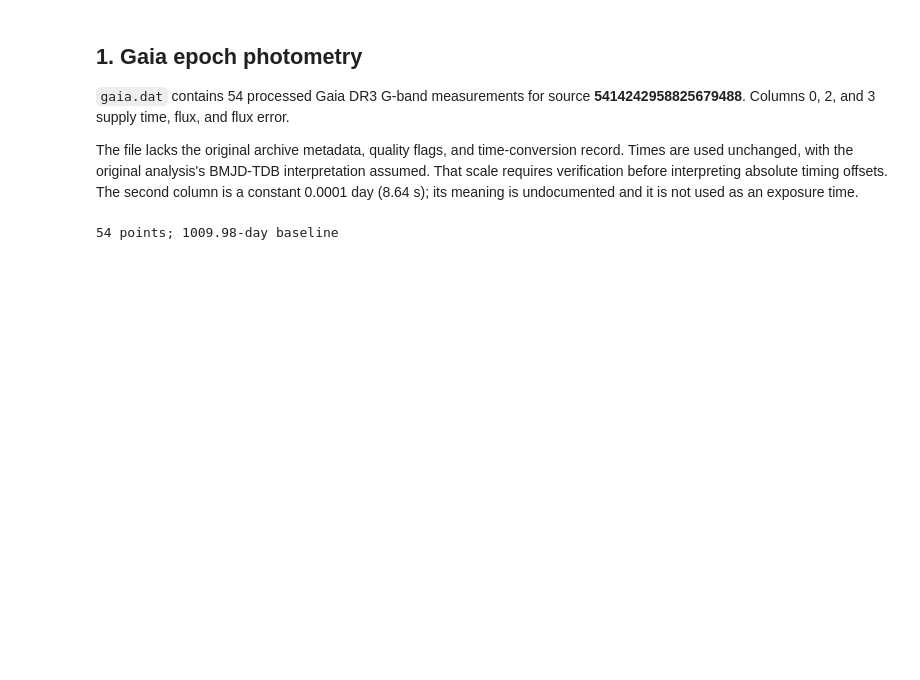
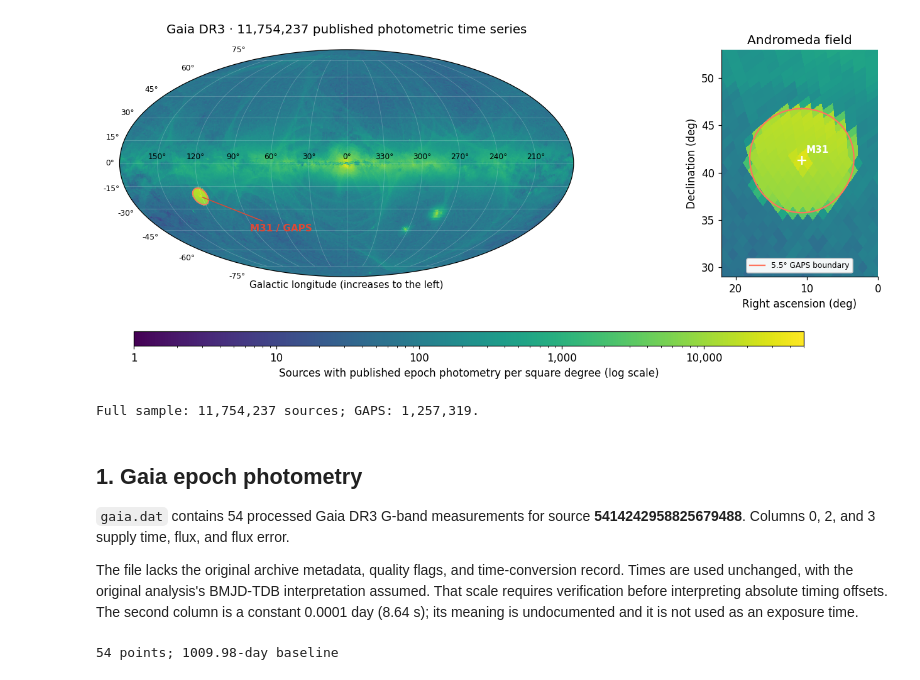
Before and after one commit to emmachickles/j1013-gaia-epoch-photometry, a Jupyter notebook: j1013_gaia_figures.ipynb, the cells around one changed output. Saved outputs shown, nothing was run; the diff lists cells and outputs as text; code cells hidden in the pictures; blank space fills up the shorter version.

Commit message:
Map DR3 epoch-photometry coverage and broaden science context

```diff
--- a/j1013_gaia_figures.ipynb
+++ b/j1013_gaia_figures.ipynb
@@ -73,3 +83,75 @@ Reported point errors, not empirical repeatability or eclipse-timing precision.
+# %%
+from astropy_healpix import HEALPix
+from matplotlib.colors import LogNorm
+from matplotlib.ticker import LogLocator
+
+sky_counts = pd.read_csv(DATA/'gaia_dr3_epoch_photometry_healpix6.csv')
+sky_meta = json.loads((DATA/'gaia_dr3_epoch_photometry_sky_metadata.json').read_text())
+assert sky_counts.n_sources.sum() == sky_meta['n_sources'] == 11754237
+is_gaps = sky_counts.in_andromeda_survey.astype(str).str.lower().eq('true')
+assert sky_counts.loc[is_gaps,'n_sources'].sum() == 1257319
+hp = HEALPix(nside=64,order='nested',frame='icrs')
+area_deg2 = hp.pixel_area.to_value(u.deg**2)
+counts = np.zeros(hp.npix,dtype='int64')
+np.add.at(counts,sky_counts.healpix6.to_numpy(),sky_counts.n_sources.to_numpy())
+density = counts/area_deg2
+
+# Rasterize the equal-area HEALPix counts for display; no smoothing or interpolation.
+lon_edges = np.linspace(-np.pi,np.pi,1441)
+lat_edges = np.linspace(-np.pi/2,np.pi/2,721)
+lon_centres = (lon_edges[:-1]+lon_edges[1:])/2
+lat_centres = (lat_edges[:-1]+lat_edges[1:])/2
+xx,yy = np.meshgrid(lon_centres,lat_centres)
+positions = SkyCoord(l=-xx*u.rad,b=yy*u.rad,frame='galactic').icrs
+image_density = density[hp.skycoord_to_healpix(positions)]
+
+fig = plt.figure(figsize=(13,5.2),layout='constrained')
+gs = fig.add_gridspec(1,2,width_ratios=[2.8,1])
+ax = fig.add_subplot(gs[0],projection='mollweide')
+norm = LogNorm(vmin=1,vmax=50000)
+cmap = plt.get_cmap('viridis').copy();cmap.set_bad('#eeeeee')
+artist = ax.pcolormesh(lon_edges,lat_edges,np.ma.masked_equal(image_density,0),
+                       norm=norm,cmap=cmap,shading='flat',rasterized=True)
+ax.grid(color='white',alpha=.25,lw=.5)
+ticks = np.arange(-150,151,30)
+ax.set_xticks(np.deg2rad(ticks))
+ax.set_xticklabels([f'{(-v)%360}°' for v in ticks],fontsize=8)
+ax.tick_params(axis='y',labelsize=8)
+ax.set_xlabel('Galactic longitude (increases to the left)',fontsize=10)
+ax.set_title('Gaia DR3 · 11,754,237 published photometric time series',fontsize=13,pad=17)
+
+m31 = SkyCoord(ra=10.6847083*u.deg,dec=41.26875*u.deg,frame='icrs')
+boundary = m31.directional_offset_by(np.linspace(0,360,361)*u.deg,5.5*u.deg)
+gal = boundary.galactic
+bx = -gal.l.wrap_at(180*u.deg).rad;by = gal.b.rad
+ax.plot(bx,by,color='#ff745e',lw=1.2)
+mx = -m31.galactic.l.wrap_at(180*u.deg).rad;my = m31.galactic.b.rad
+ax.annotate('M31 / GAPS',xy=(mx,my),xytext=(mx+.45,my-.42),color='#dd4936',
+            fontsize=10,fontweight='bold',arrowprops=dict(arrowstyle='-',color='#dd4936'))
+
+zoom = fig.add_subplot(gs[1])
+ra_edges = np.linspace(0,22,441);dec_edges = np.linspace(29,53,481)
+ra_c = (ra_edges[:-1]+ra_edges[1:])/2;dec_c = (dec_edges[:-1]+dec_edges[1:])/2
+rr,dd = np.meshgrid(ra_c,dec_c)
+zp = SkyCoord(ra=rr*u.deg,dec=dd*u.deg,frame='icrs')
+zoom.pcolormesh(ra_edges,dec_edges,np.ma.masked_equal(density[hp.skycoord_to_healpix(zp)],0),
+                norm=norm,cmap=cmap,shading='flat',rasterized=True)
+zoom.plot(boundary.ra.deg,boundary.dec.deg,color='#ff745e',lw=1.5,label='5.5° GAPS boundary')
+zoom.scatter(m31.ra.deg,m31.dec.deg,marker='+',s=90,color='white',lw=1.5)
+zoom.text(m31.ra.deg-.6,m31.dec.deg+.8,'M31',color='white',weight='bold',fontsize=10)
+zoom.set(xlim=(22,0),ylim=(29,53),xlabel='Right ascension (deg)',ylabel='Declination (deg)',
+         title='Andromeda field')
+zoom.set_aspect(1/np.cos(m31.dec.rad))
+zoom.legend(loc='lower center',fontsize=8,framealpha=.95)
+cb = fig.colorbar(artist,ax=[ax,zoom],location='bottom',shrink=.75,pad=.08,aspect=45)
+cb.set_label('Sources with published epoch photometry per square degree (log scale)')
+cb.set_ticks([1,10,100,1000,10000]);cb.set_ticklabels(['1','10','100','1,000','10,000'])
+save_figure(fig,'gaia_dr3_epoch_photometry_sky')
+plt.show()
+print(f'Full sample: {counts.sum():,} sources; GAPS: {sky_counts.loc[is_gaps,"n_sources"].sum():,}.')
+# %% [output]
+[figure, added]
+Full sample: 11,754,237 sources; GAPS: 1,257,319.
 # %% [markdown]
 ## 1. Gaia epoch photometry
 
```
Also changed, not shown: parts of 3 cells of this notebook, 16 other files.
